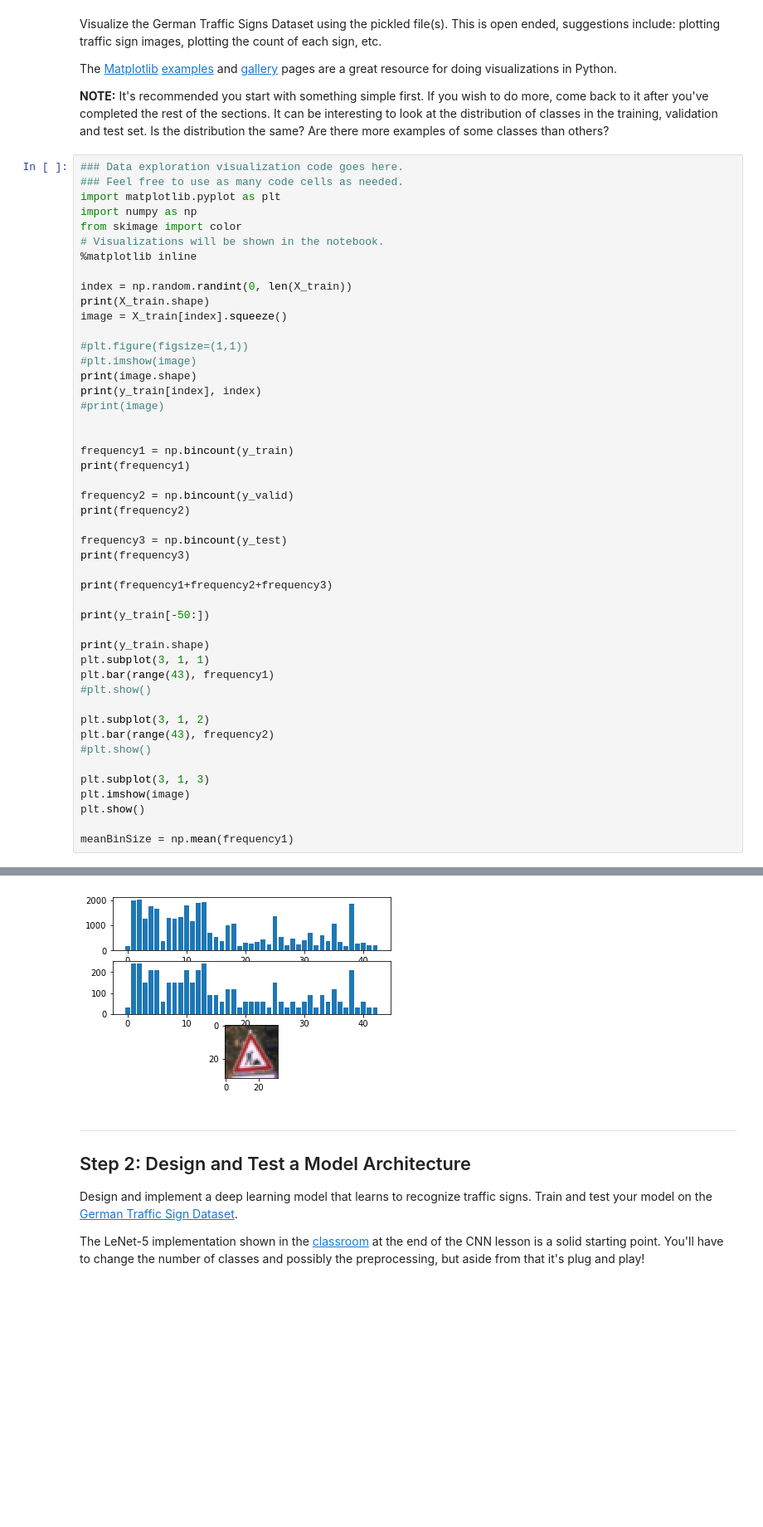
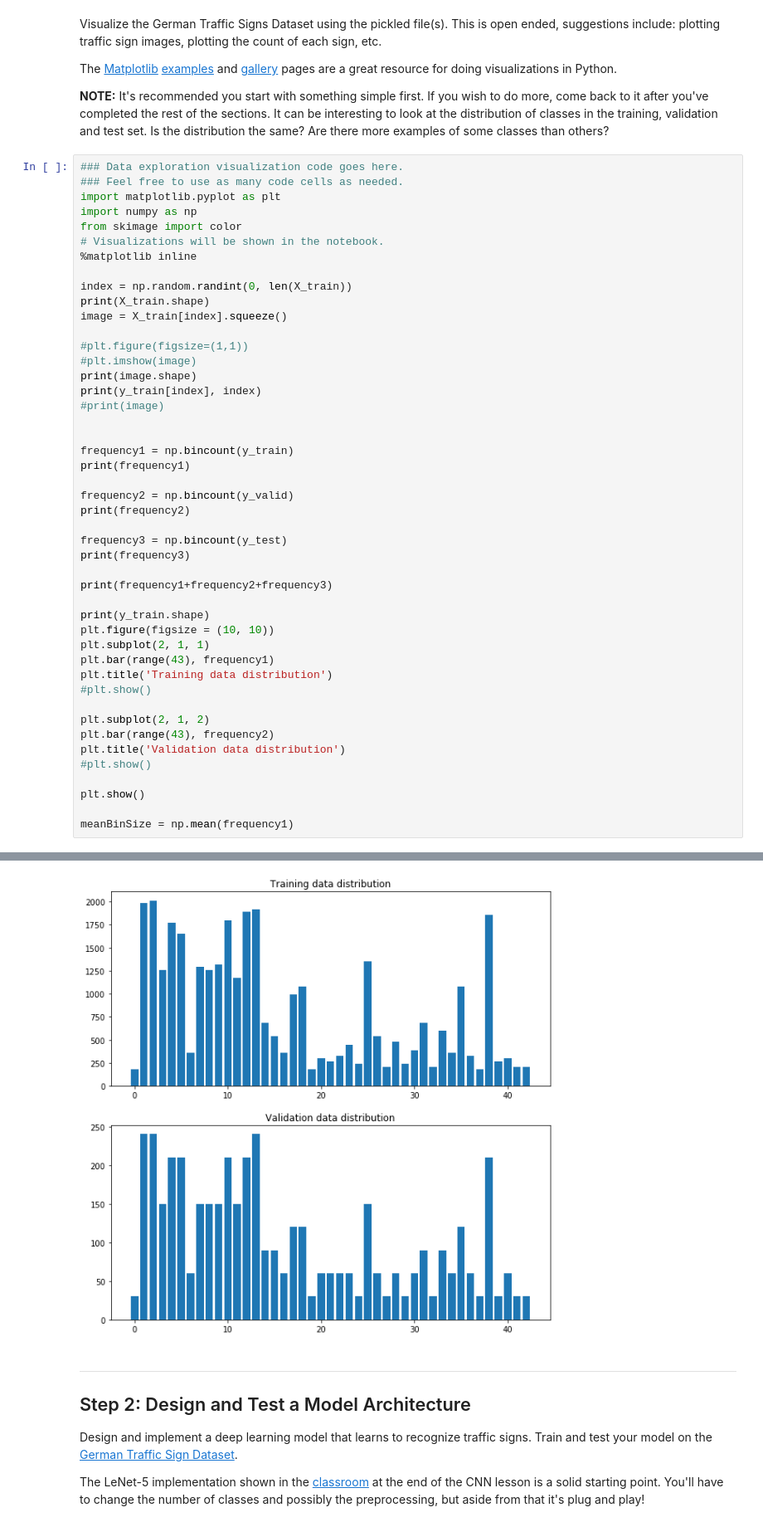
Before and after one commit to jollysg/CarND-Traffic-Sign-Classifier, a Jupyter notebook: Traffic_Sign_Classifier_final.ipynb, the cells around one changed output, grey strips where cells are left out. Shown at 83% size. Saved outputs shown, nothing was run; the diff lists cells and outputs as text; blank space fills up the shorter version.

Commit message:
Added the writeup in readme.md, supporting images and some formatting to the images in the ipython notebook

```diff
--- a/Traffic_Sign_Classifier_final.ipynb
+++ b/Traffic_Sign_Classifier_final.ipynb
@@ -140,19 +142,18 @@ print(frequency3)
 
 print(frequency1+frequency2+frequency3)
 
-print(y_train[-50:])
-
 print(y_train.shape)
-plt.subplot(3, 1, 1)
+plt.figure(figsize = (10, 10))
+plt.subplot(2, 1, 1)
 plt.bar(range(43), frequency1)
+plt.title('Training data distribution')
 #plt.show()
 
-plt.subplot(3, 1, 2)
+plt.subplot(2, 1, 2)
 plt.bar(range(43), frequency2)
+plt.title('Validation data distribution')
 #plt.show()
 
-plt.subplot(3, 1, 3)
-plt.imshow(image)
 plt.show()
 
 meanBinSize = np.mean(frequency1)
@@ -177,5 +176,5 @@ meanBinSize = np.mean(frequency1)
 (34799,)
-[figure, old version]
+[figure, new version]
 # %% [markdown]
 ----
 
```
Also changed, not shown: parts of 8 cells of this notebook, 9 other files.
